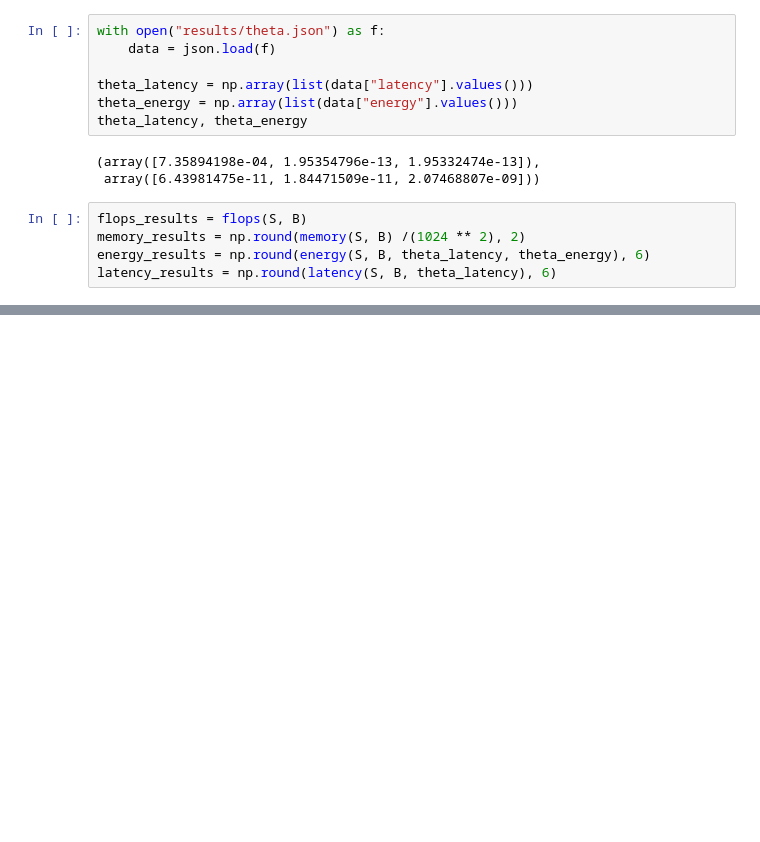
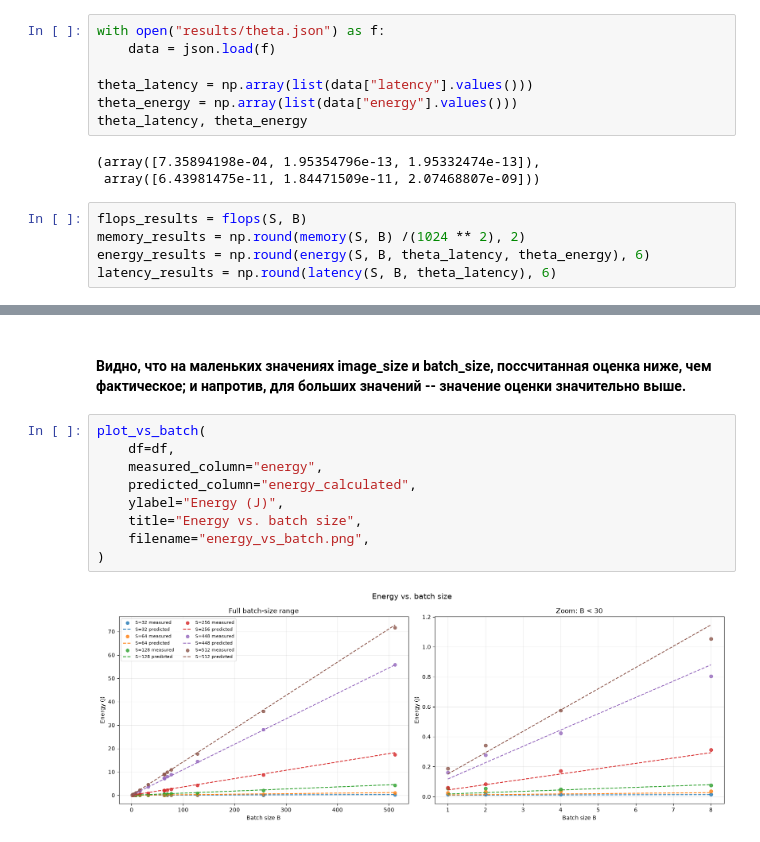
Before and after one commit to tatyana-kutkina/Efficient-Models_ITMO, a Jupyter notebook: graphs.ipynb, the cells around one changed output, grey strips where cells are left out. Cells and saved outputs as stored; diff of their text form; blank space fills up the shorter version.

```diff
--- a/graphs.ipynb
+++ b/graphs.ipynb
@@ -256,0 +330,13 @@ plt.show()
+# %% [markdown]
+#### Видно, что на маленьких значениях image_size и batch_size, поссчитанная оценка ниже, чем фактическое; и напротив, для больших значений -- значение оценки значительно выше.
+# %%
+plot_vs_batch(
+    df=df,
+    measured_column="energy",
+    predicted_column="energy_calculated",
+    ylabel="Energy (J)",
+    title="Energy vs. batch size",
+    filename="energy_vs_batch.png",
+)
+# %% [output]
+[figure, added]
```
Also changed, not shown: parts of 22 cells of this notebook.
